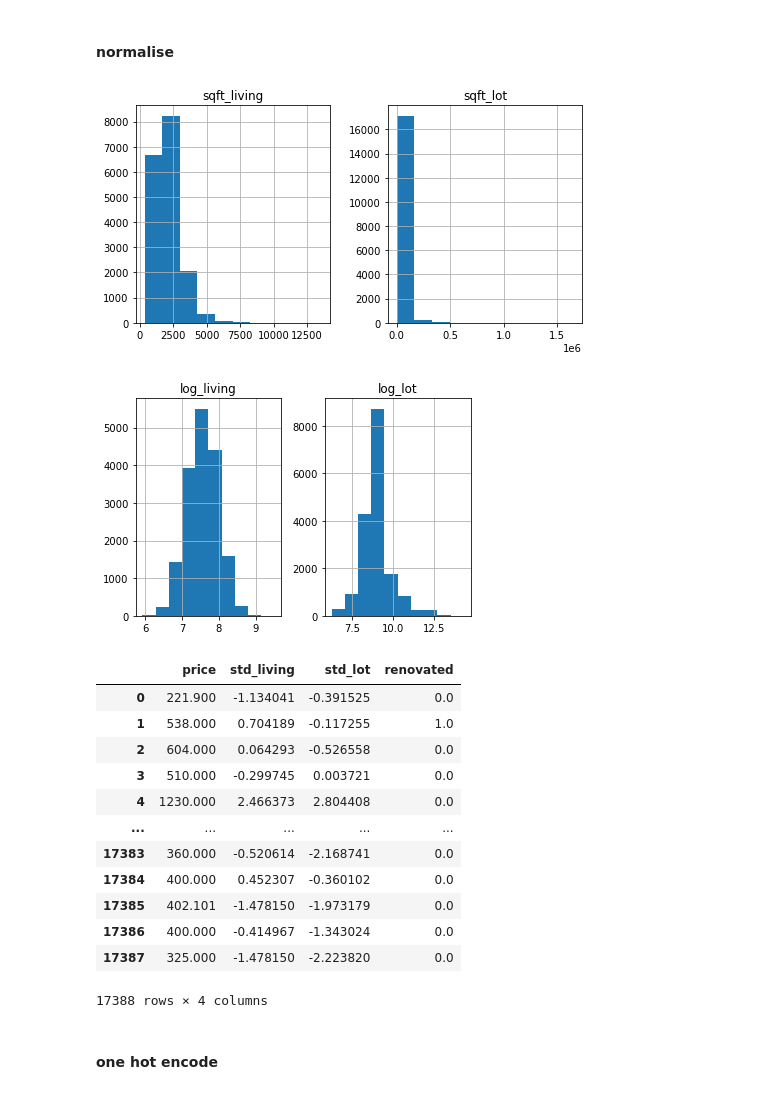
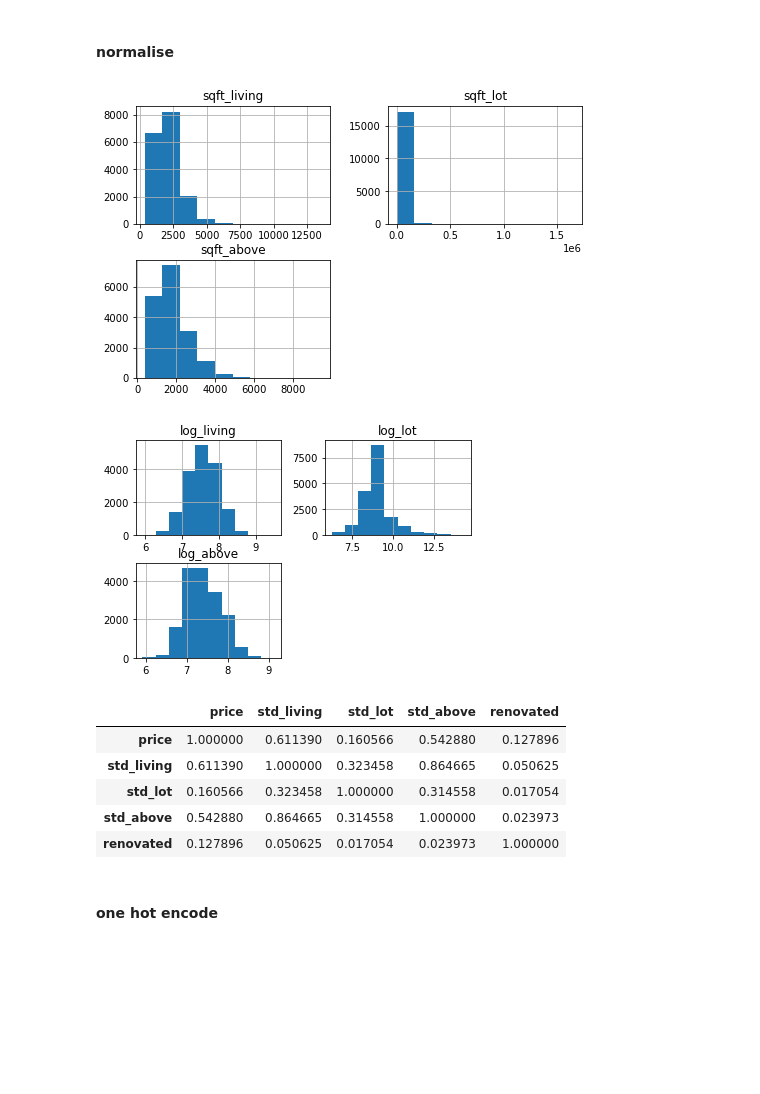
Before and after one commit to wong-ricky/House-Price, a Jupyter notebook: House Price.ipynb, the cells around one changed output. Saved outputs shown, nothing was run; the diff lists cells and outputs as text; code cells hidden in the pictures; blank space fills up the shorter version.

```diff
--- a/House Price.ipynb
+++ b/House Price.ipynb
@@ -236,8 +247,7 @@ df[(df.cc>0.75) & (df.cc <1)]
 | (sqft_above, grade) | 0.758232 |
 | (bathrooms, sqft_living) | 0.753504 |
 # %%
-clean_house_data_df.drop(['sqft_above', 'sqft_basement', 'grade', 'bathrooms'], axis=1, inplace=True)
+clean_house_data_df.drop(['sqft_basement', 'bathrooms'], axis=1, inplace=True)
 clean_house_data_df.reset_index(drop=True, inplace=True)
-house_pred = clean_house_data_df.iloc[:,2:10]
-abs(house_pred.corr()) > 0.75
+clean_house_data_df.head()
 # %% [output]
@@ -253,17 +261,18 @@ abs(house_pred.corr()) > 0.75
 #### normalise
 # %%
 # original predictors
-data_pred = clean_house_data_df.iloc[:,2:8]
-data_pred[['sqft_living', 'sqft_lot']].hist(figsize =[8,4]);
+data_pred = clean_house_data_df.iloc[:,2:10]
+data_pred[['sqft_living', 'sqft_lot', 'sqft_above']].hist(figsize =[8,5]);
 # %% [output]
-[figure, old version]
+[figure, new version]
 # %%
 # predictors after log transform
 data_log = pd.DataFrame([])
 data_log['log_living'] = np.log(data_pred['sqft_living'])
 data_log['log_lot'] = np.log(data_pred['sqft_lot'])
+data_log['log_above'] = np.log(data_pred['sqft_above'])
 data_log.hist();
 # %% [output]
-[figure, old version]
+[figure, new version]
 # %%
 # standard
@@ -273,20 +282,13 @@ standard_df = pd.DataFrame(df_std, columns=['std_living', 'std_lot'])
 # %%
 clean_house_data_df2 = pd.concat([clean_house_data_df['price'], standard_df, clean_house_data_df['renovated']], axis=1)
-clean_house_data_df2
+clean_house_data_df2.corr()
 # %% [output]
-|  | price | std_living | std_lot | renovated |
-| 0 | 221.900 | -1.134041 | -0.391525 | 0.0 |
-| 1 | 538.000 | 0.704189 | -0.117255 | 1.0 |
-| 2 | 604.000 | 0.064293 | -0.526558 | 0.0 |
-| 3 | 510.000 | -0.299745 | 0.003721 | 0.0 |
-| 4 | 1230.000 | 2.466373 | 2.804408 | 0.0 |
-| ... | ... | ... | ... | ... |
-| 17383 | 360.000 | -0.520614 | -2.168741 | 0.0 |
-| 17384 | 400.000 | 0.452307 | -0.360102 | 0.0 |
-| 17385 | 402.101 | -1.478150 | -1.973179 | 0.0 |
-| 17386 | 400.000 | -0.414967 | -1.343024 | 0.0 |
-| 17387 | 325.000 | -1.478150 | -2.223820 | 0.0 |
+|  | price | std_living | std_lot | std_above | renovated |
+| price | 1.000000 | 0.611390 | 0.160566 | 0.542880 | 0.127896 |
+| std_living | 0.611390 | 1.000000 | 0.323458 | 0.864665 | 0.050625 |
+| std_lot | 0.160566 | 0.323458 | 1.000000 | 0.314558 | 0.017054 |
+| std_above | 0.542880 | 0.864665 | 0.314558 | 1.000000 | 0.023973 |
+| renovated | 0.127896 | 0.050625 | 0.017054 | 0.023973 | 1.000000 |
-17388 rows × 4 columns
 # %% [markdown]
 #### one hot encode
 # %%
```
Also changed, not shown: parts of 22 cells of this notebook.
